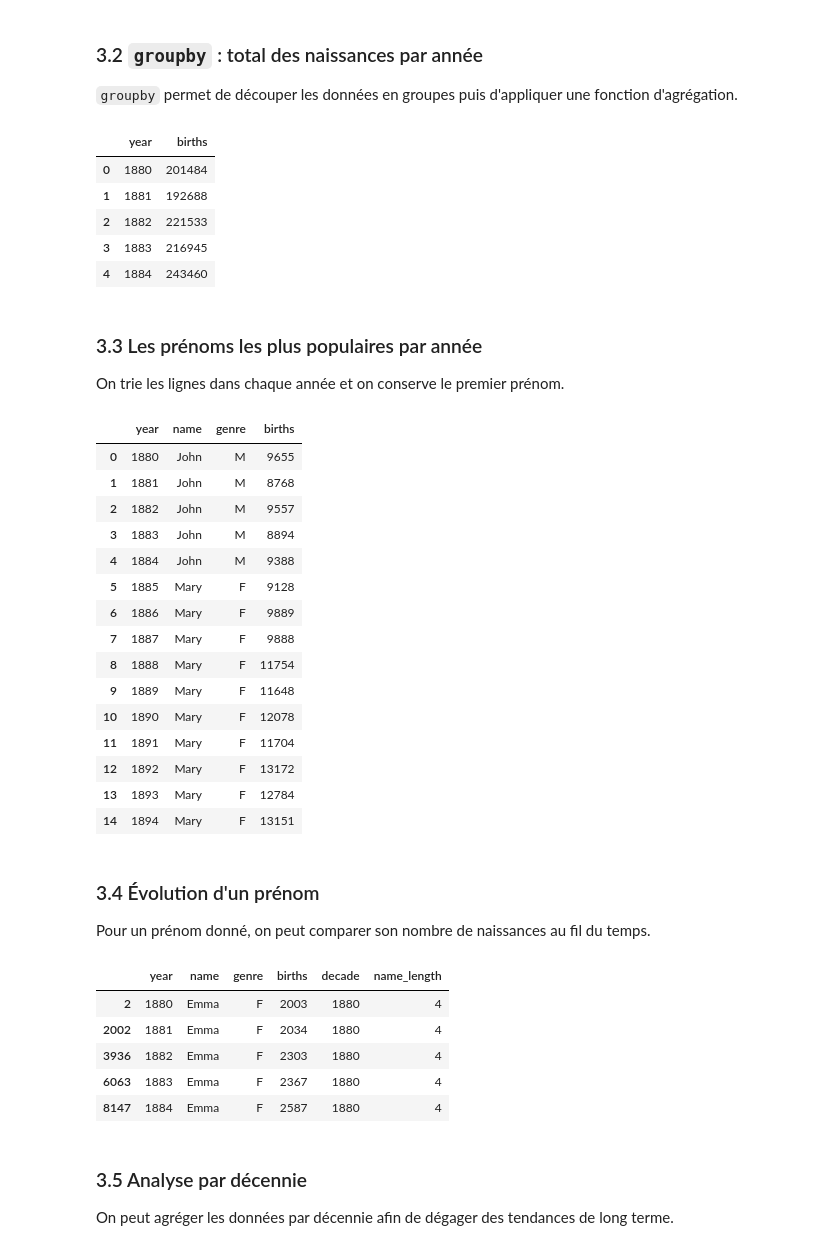
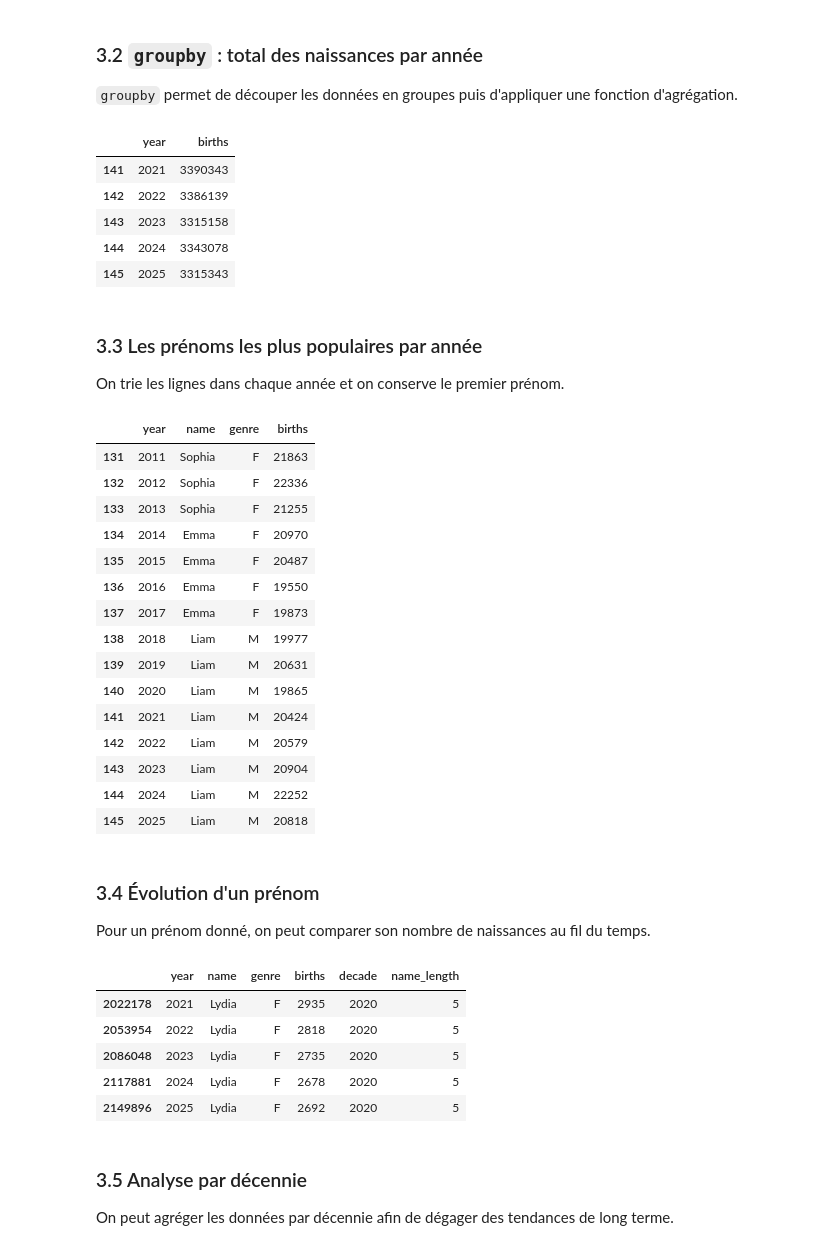
Before and after one commit to lydiavi/introduction-python, a Jupyter notebook: notebooks/1_usa_names.ipynb, the cells around one changed output. Saved outputs shown, nothing was run; the diff lists cells and outputs as text; code cells hidden in the pictures.

```diff
--- a/notebooks/1_usa_names.ipynb
+++ b/notebooks/1_usa_names.ipynb
@@ -732,14 +865,14 @@ births_by_year = (
     .sum()
 )
 
-births_by_year.head()
+births_by_year.tail()
 # %% [output]
 |  | year | births |
-| 0 | 1880 | 201484 |
-| 1 | 1881 | 192688 |
-| 2 | 1882 | 221533 |
-| 3 | 1883 | 216945 |
-| 4 | 1884 | 243460 |
+| 141 | 2021 | 3390343 |
+| 142 | 2022 | 3386139 |
+| 143 | 2023 | 3315158 |
+| 144 | 2024 | 3343078 |
+| 145 | 2025 | 3315343 |
 # %% [markdown]
 ### 3.3 Les prénoms les plus populaires par année
 
@@ -747,48 +880,48 @@ On trie les lignes dans chaque année et on conserve le premier prénom.
 # %%
 top_by_year = (
     names_df
     .sort_values(["year", "births"], ascending=[True, False])
     .groupby("year", as_index=False)
     .first()
 )
 
-top_by_year[["year", "name", "genre", "births"]].head(15)
+top_by_year[["year", "name", "genre", "births"]].tail(15)
 # %% [output]
 |  | year | name | genre | births |
-| 0 | 1880 | John | M | 9655 |
-| 1 | 1881 | John | M | 8768 |
-| 2 | 1882 | John | M | 9557 |
-| 3 | 1883 | John | M | 8894 |
-| 4 | 1884 | John | M | 9388 |
-| 5 | 1885 | Mary | F | 9128 |
-| 6 | 1886 | Mary | F | 9889 |
-| 7 | 1887 | Mary | F | 9888 |
-| 8 | 1888 | Mary | F | 11754 |
-| 9 | 1889 | Mary | F | 11648 |
-| 10 | 1890 | Mary | F | 12078 |
-| 11 | 1891 | Mary | F | 11704 |
-| 12 | 1892 | Mary | F | 13172 |
-| 13 | 1893 | Mary | F | 12784 |
-| 14 | 1894 | Mary | F | 13151 |
+| 131 | 2011 | Sophia | F | 21863 |
+| 132 | 2012 | Sophia | F | 22336 |
+| 133 | 2013 | Sophia | F | 21255 |
+| 134 | 2014 | Emma | F | 20970 |
+| 135 | 2015 | Emma | F | 20487 |
+| 136 | 2016 | Emma | F | 19550 |
+| 137 | 2017 | Emma | F | 19873 |
+| 138 | 2018 | Liam | M | 19977 |
+| 139 | 2019 | Liam | M | 20631 |
+| 140 | 2020 | Liam | M | 19865 |
+| 141 | 2021 | Liam | M | 20424 |
+| 142 | 2022 | Liam | M | 20579 |
+| 143 | 2023 | Liam | M | 20904 |
+| 144 | 2024 | Liam | M | 22252 |
+| 145 | 2025 | Liam | M | 20818 |
 # %% [markdown]
 ### 3.4 Évolution d'un prénom
 
 Pour un prénom donné, on peut comparer son nombre de naissances au fil du temps.
 # %%
-def evolution_prenom(name, genre=None):
+def evolution_prenom(name : str, genre=None):
     data = names_df[names_df["name"] == name]
     if genre is not None:
         data = data[data["genre"] == genre]
     return data.sort_values("year")
 
-evolution_prenom("Emma", "F").head()
+evolution_prenom("Lydia", "F").tail()
 # %% [output]
 |  | year | name | genre | births | decade | name_length |
-| 2 | 1880 | Emma | F | 2003 | 1880 | 4 |
-| 2002 | 1881 | Emma | F | 2034 | 1880 | 4 |
-| 3936 | 1882 | Emma | F | 2303 | 1880 | 4 |
-| 6063 | 1883 | Emma | F | 2367 | 1880 | 4 |
-| 8147 | 1884 | Emma | F | 2587 | 1880 | 4 |
+| 2022178 | 2021 | Lydia | F | 2935 | 2020 | 5 |
+| 2053954 | 2022 | Lydia | F | 2818 | 2020 | 5 |
+| 2086048 | 2023 | Lydia | F | 2735 | 2020 | 5 |
+| 2117881 | 2024 | Lydia | F | 2678 | 2020 | 5 |
+| 2149896 | 2025 | Lydia | F | 2692 | 2020 | 5 |
 # %% [markdown]
 ### 3.5 Analyse par décennie
 
```
Also changed, not shown: parts of 21 cells of this notebook.
